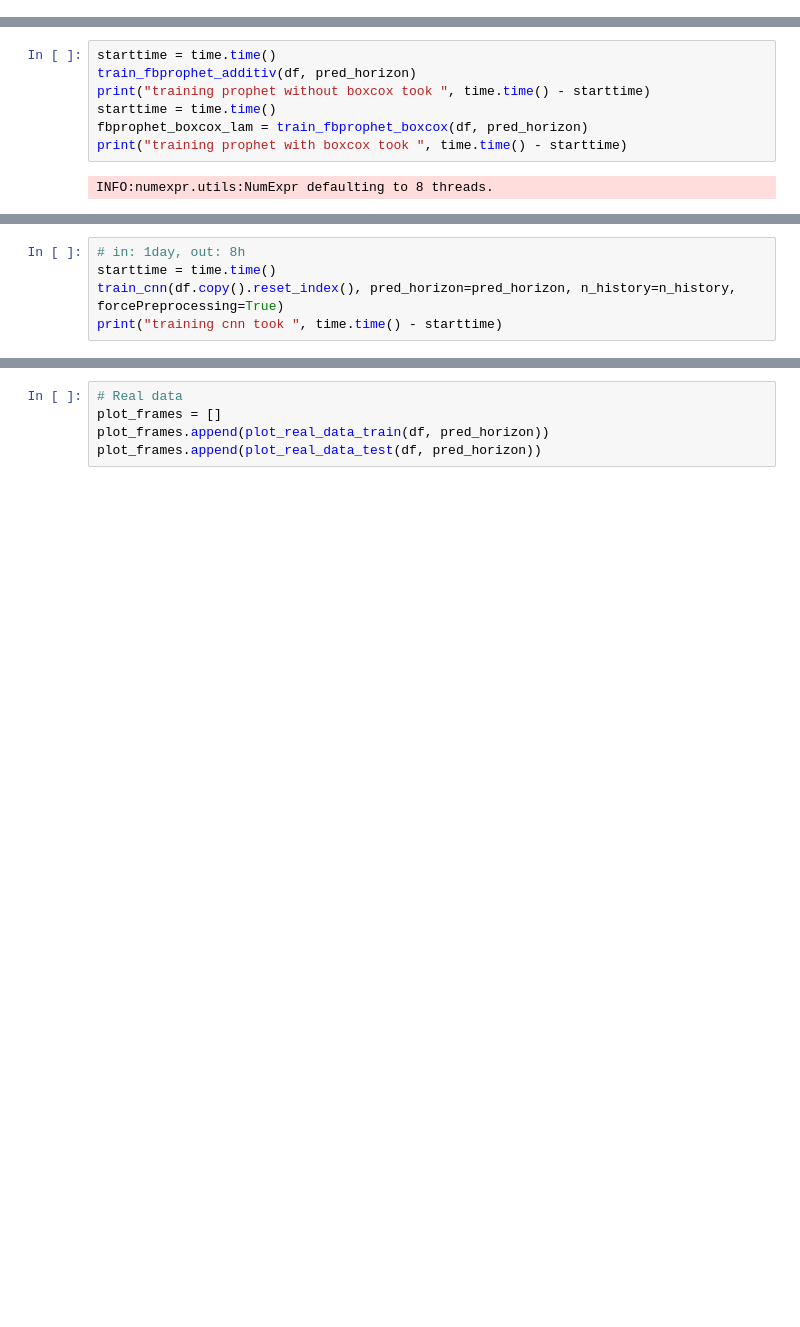
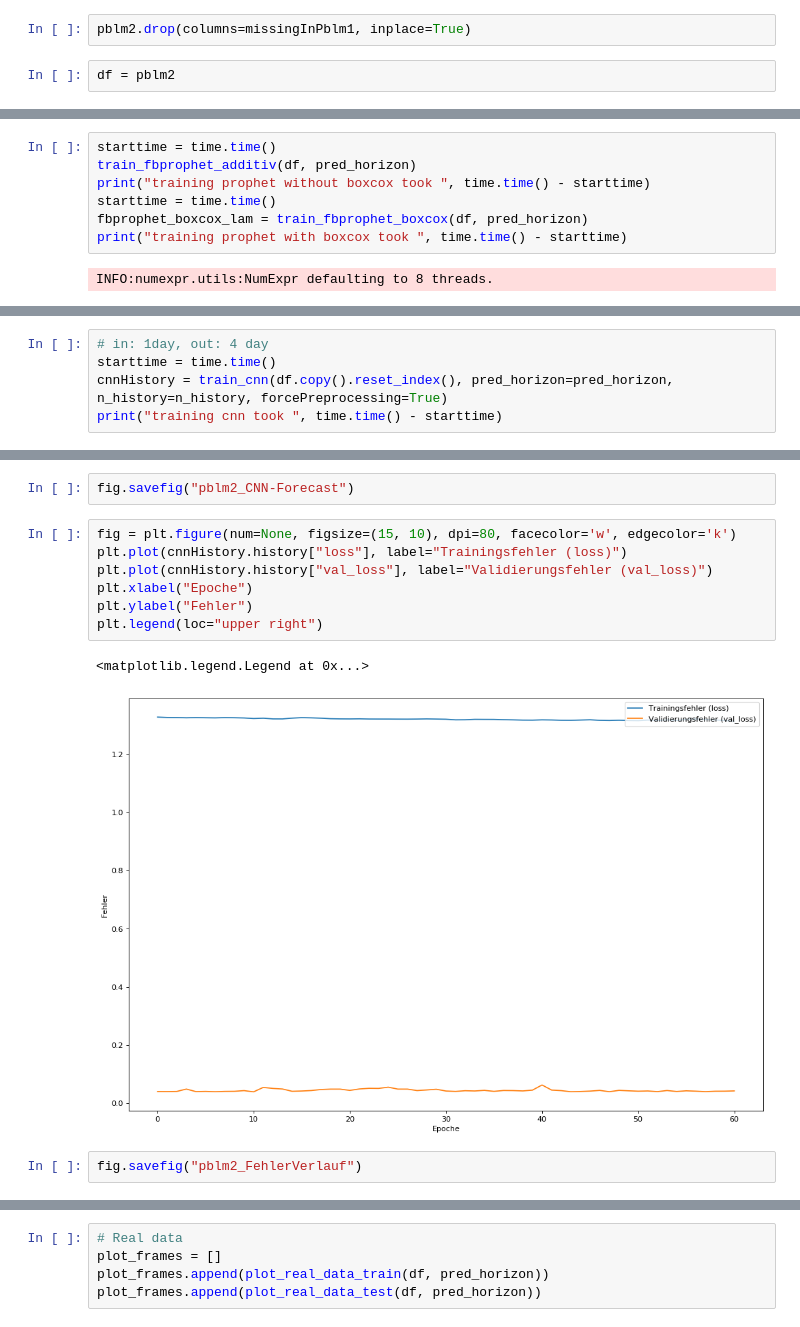
Before and after one commit to Sultanow/dc_cubes, a Jupyter notebook: research/scripts/forecast/train_plot.ipynb, the cells around one changed output, grey strips where cells are left out. Drawn from its saved outputs; the diff is of its cells as text; blank space fills up the shorter version.

```diff
--- a/research/scripts/forecast/train_plot.ipynb
+++ b/research/scripts/forecast/train_plot.ipynb
@@ -586,3 +654,7 @@ df = df.reset_index()
+# %%
+pblm2.drop(columns=missingInPblm1, inplace=True)
+# %%
+df = pblm2
 # %%
 # generate features/columns from the timestamp
 df["dayOfWeek"] = df[timestamp].map(lambda x: x.dayofweek)
@@ -653,7 +750,7 @@ training cnn took  2006.6461718082428
 # %%
-# in: 1day, out: 8h
+# in: 1day, out: 4 day
 starttime = time.time()
-train_cnn(df.copy().reset_index(), pred_horizon=pred_horizon, n_history=n_history, forcePreprocessing=True)
+cnnHistory = train_cnn(df.copy().reset_index(), pred_horizon=pred_horizon, n_history=n_history, forcePreprocessing=True)
 print("training cnn took ", time.time() - starttime)
 # %% [output]
 Preprocessing data...
@@ -869,0 +875,14 @@ print("training mlp took ", time.time() - starttime)
+# %%
+fig.savefig("pblm2_CNN-Forecast")
+# %%
+fig = plt.figure(num=None, figsize=(15, 10), dpi=80, facecolor='w', edgecolor='k')
+plt.plot(cnnHistory.history["loss"], label="Trainingsfehler (loss)")
+plt.plot(cnnHistory.history["val_loss"], label="Validierungsfehler (val_loss)")
+plt.xlabel("Epoche")
+plt.ylabel("Fehler")
+plt.legend(loc="upper right")
+# %% [output]
+<matplotlib.legend.Legend at 0x...>
+[figure, added]
+# %%
+fig.savefig("pblm2_FehlerVerlauf")
```
Also changed, not shown: parts of 49 cells of this notebook, 3 other files.
